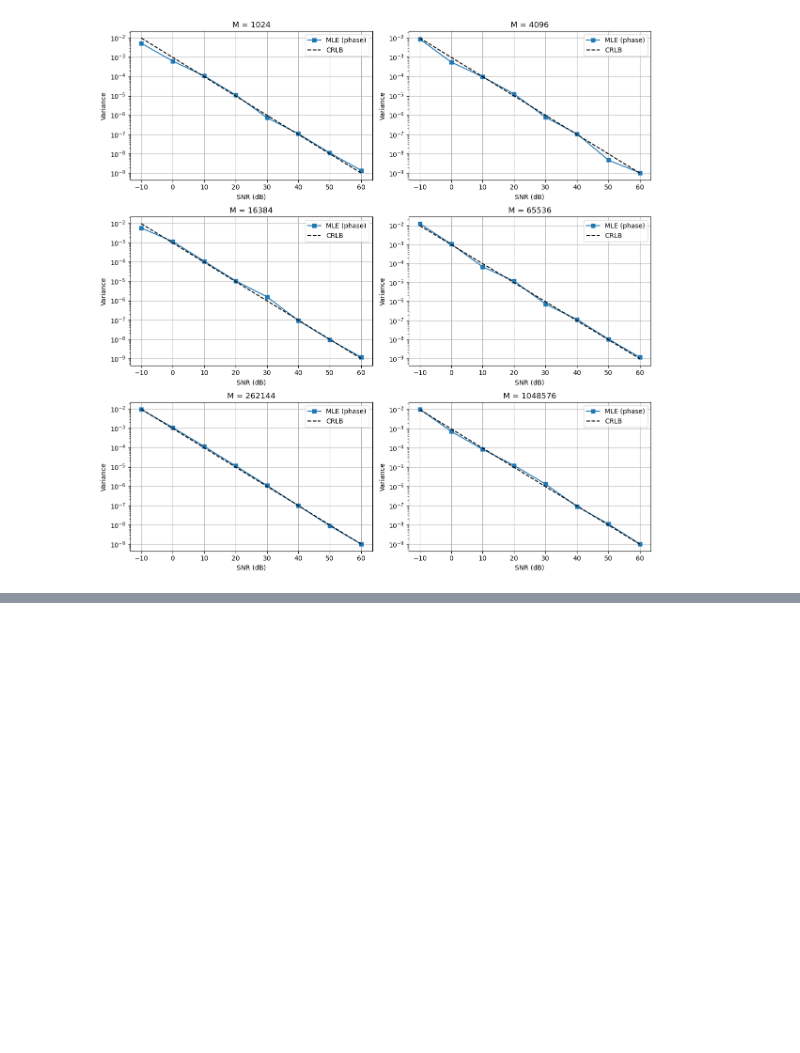
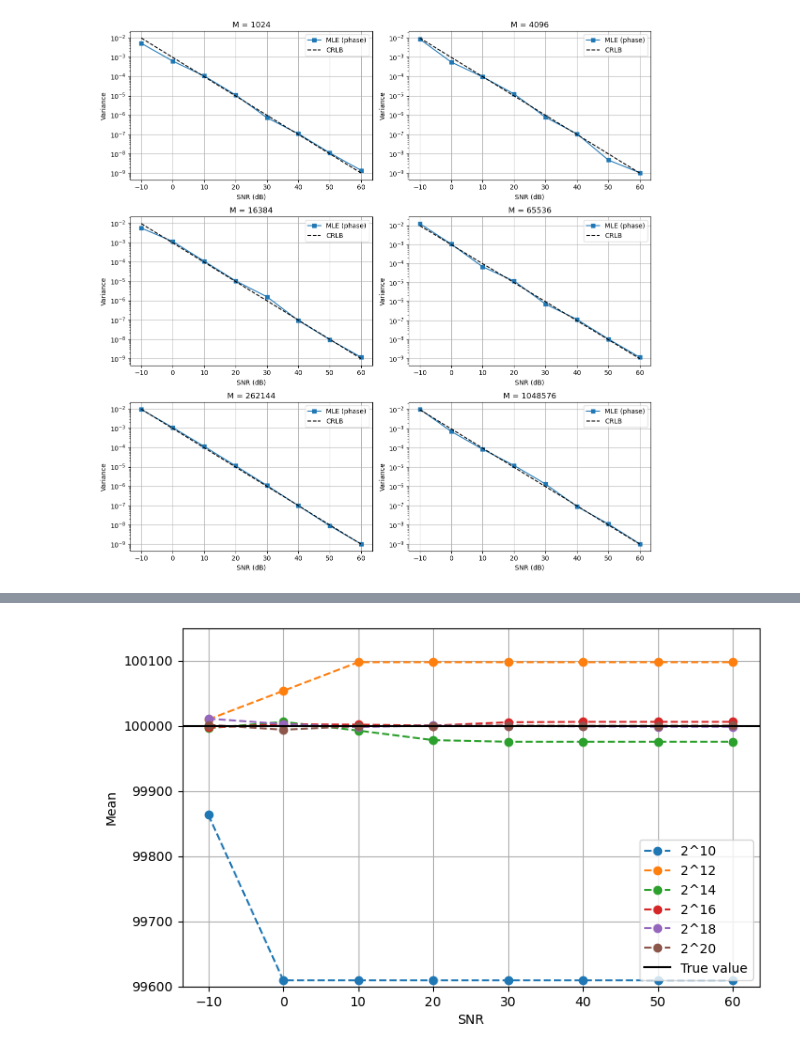
Before and after one commit to Asaka892/NatAndBeast, a Jupyter notebook: test.ipynb, the cells around one changed output, grey strips where cells are left out. Cells and saved outputs as stored; diff of their text form; code cells hidden in the pictures; blank space fills up the shorter version.

```diff
--- a/test.ipynb
+++ b/test.ipynb
@@ -369,0 +386,79 @@ plt.show()
+# %%
+import numpy as np
+import matplotlib.pyplot as plt
+
+# ---------- SETUP ----------
+Fs = 1e6
+T = 1/Fs
+
+f0 = 1e5
+w0 = 2*np.pi*f0
+phi = np.pi/8
+A = 1
+
+N = 513
+n = np.arange(-256, 257)
+
+runs = 50
+SNR_values = np.arange(-10, 61, 10)
+
+M_values = [2**10, 2**12, 2**14, 2**16, 2**18, 2**20]
+
+# ---------- MLE (FFT only) ----------
+def estimate_mean_freq_fft(SNR_dB, M):
+    SNR = 10**(SNR_dB/10)
+    sigma2 = 1/(2*SNR)
+
+    estimates = []
+
+    for _ in range(runs):
+        noise = (np.random.normal(0, np.sqrt(sigma2), N) +
+                 1j*np.random.normal(0, np.sqrt(sigma2), N))
+
+        x = A*np.exp(1j*(w0*n*T + phi)) + noise
+
+        # 🔥 KUN FFT (MLE)
+        X = np.fft.fft(x, M)
+        m = np.argmax(np.abs(X))
+
+        # håndter negative frekvenser
+        if m > M//2:
+            m -= M
+
+        f_hat = abs(m * Fs / M)
+        estimates.append(f_hat)
+
+    return np.mean(estimates)
+
+# ---------- KJØR ----------
+results = {}
+
+for M in M_values:
+    f_est = []
+    for snr in SNR_values:
+        f_est.append(estimate_mean_freq_fft(snr, M))
+    results[M] = f_est
+
+# ---------- PLOT ----------
+plt.figure(figsize=(8,5))
+
+for M in M_values:
+    power = int(np.log2(M))
+    plt.plot(SNR_values, results[M], '--o', label=f'2^{power}')
+
+# True value
+plt.axhline(f0, color='black', linestyle='-', label='True value')
+
+plt.xlabel("SNR")
+plt.ylabel("Mean")
+
+plt.ticklabel_format(style='plain', axis='y', useOffset=False)
+
+plt.ylim(99600, 100150)
+
+plt.grid()
+plt.legend()
+
+plt.show()
+# %% [output]
+[figure, added]
```
Also changed, not shown: parts of 2 cells of this notebook.
